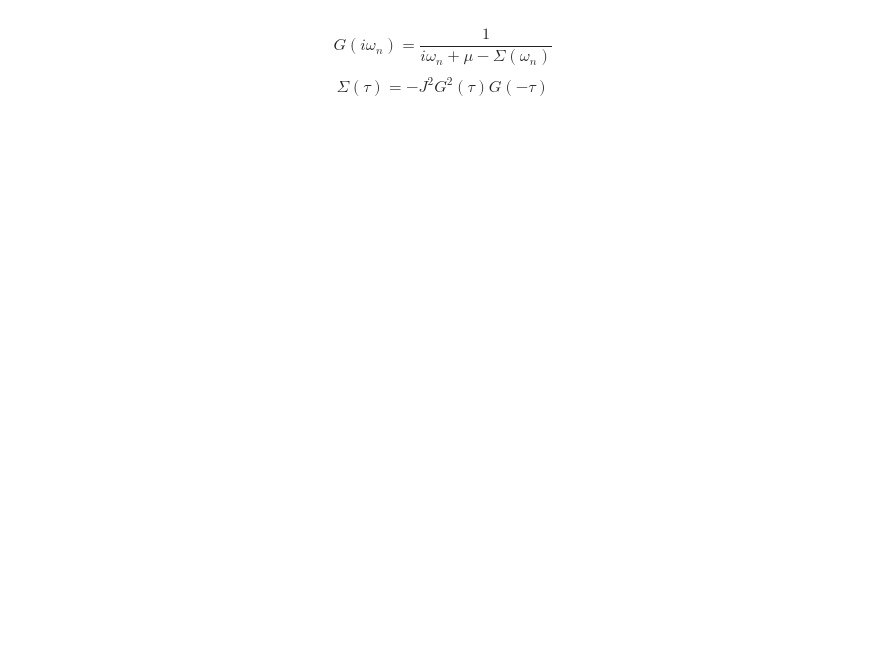
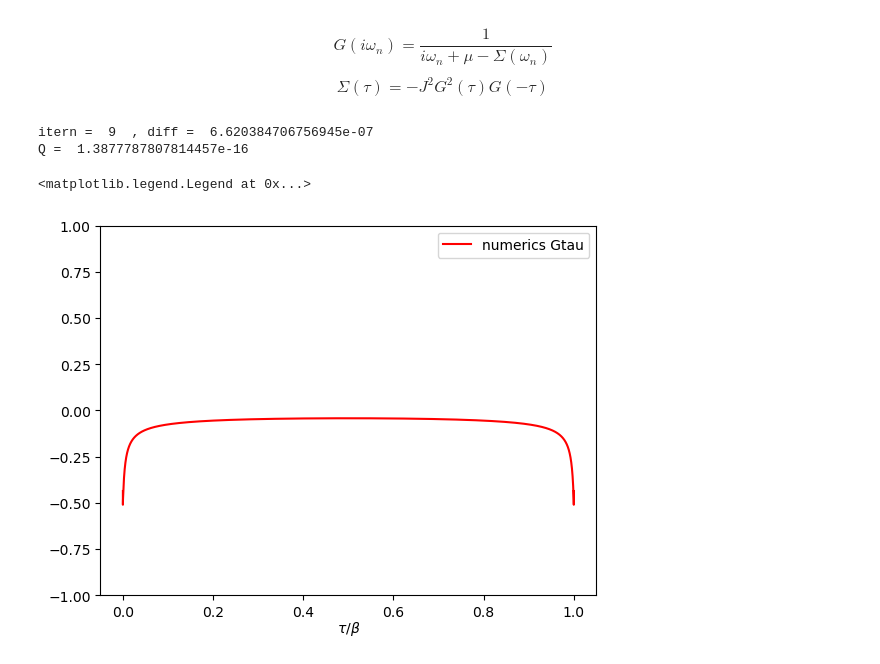
Before and after one commit to aravindhshankar/TwoSidedYSYK, a Jupyter notebook: BenchmarkSachdev2015.ipynb, the cells around one changed output. Cells and saved outputs as stored; diff of their text form; code cells hidden in the pictures; blank space fills up the shorter version.

```diff
--- a/BenchmarkSachdev2015.ipynb
+++ b/BenchmarkSachdev2015.ipynb
@@ -5,14 +5,12 @@ import matplotlib.pyplot as plt
 from matplotlib import rcParams
 from ConformalAnalytical import *
 # %%
-Nbig = int(1e5)
-#Nbig = 10
+Nbig = int(2**16)
 err = 1e-6
 
-beta = 50
-mu = 0
-J = 1.0
-
+beta = 500.
+mu = 0.0
+J = 1.
 
 omega = (2 * np.arange(Nbig) - Nbig + 1) * np.pi/beta
 nu = (2 * np.arange(Nbig) - Nbig ) * np.pi/beta
@@ -21,14 +19,15 @@ tau = (np.arange(Nbig) + 1./2) * beta/Nbig
 $$G(i\omega_n) = \frac{1}{i\omega_n + \mu -\Sigma(\omega_n)}$$
 $$ \Sigma(\tau) = -J^2 G^2(\tau)G(-\tau)$$
 # %%
-Gtau = 0.5*np.ones(Nbig)
+Gtau = -0.5*np.ones(Nbig)
+''' It's crucial to start with this, even changing the sign here is enough to make the solution
+fall into an unwanted one'''
 
 itern = 0
 diff = 1.
 x = 0.5
 
 while(diff>err):
-#while(itern<200):
     itern+=1
     diffold = diff
 
@@ -36,9 +35,11 @@ while(diff>err):
     oldGomega = Time2FreqF(oldGtau,Nbig,beta)
 
     Sigmatau = J**2 * Gtau**2 * Gtau[::-1] #KMS G(-tau) = -G(beta-tau)
+    #Sigmatau = J**2 * Gtau**3
     Sigmaomega = Time2FreqF(Sigmatau,Nbig,beta)
 
     Gomega = x*(1./(1j*omega + mu - Sigmaomega)) + (1-x)*oldGomega
+    #Gtau = Freq2TimeF(Gomega - (1/(1j*omega)),Nbig,beta) - 0.5 #cool trick for Gibbs oscillations
     Gtau = Freq2TimeF(Gomega,Nbig,beta)
 
     diff = (1.0/Nbig) * np. sqrt(np.sum((np.abs(Gtau-oldGtau))**2))
@@ -46,11 +47,18 @@ while(diff>err):
         x/=2
 
 
-
+Q = 0.5*(Gtau[0] - Gtau[-1])
 print("itern = ",itern," , diff = ", diff)
+print("Q = ", np.real(Q))
+# %% [output]
+itern =  9  , diff =  6.620384706756945e-07
+Q =  1.3877787807814457e-16
 # %%
-plt.plot(tau/beta, np.abs(Gtau), 'r', label = 'numerics Gtau')
-#plt.plot(tau/beta, np.abs(Gconftau), 'b--', label = 'analytical Gtau' )
-plt.set_ylim(0,1)
-plt.set_xlabel(r'$\tau/\beta$',labelpad = 0)
+plt.plot(tau/beta, np.real(Gtau), 'r', label = 'numerics Gtau')
+#plt.plot(tau/beta, np.real(Gconftau), 'b--', label = 'analytical Gtau' )
+plt.ylim(-1,1)
+plt.xlabel(r'$\tau/\beta$',labelpad = 0)
 plt.legend()
+# %% [output]
+<matplotlib.legend.Legend at 0x...>
+[figure, added]
```
Also changed, not shown: parts of 8 cells of this notebook, 1 other file.
